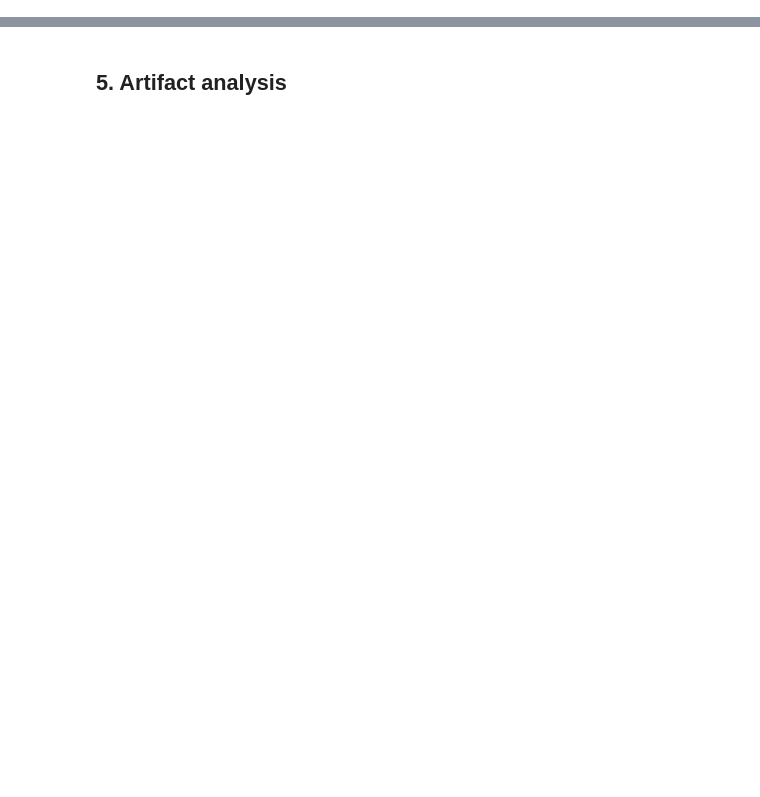
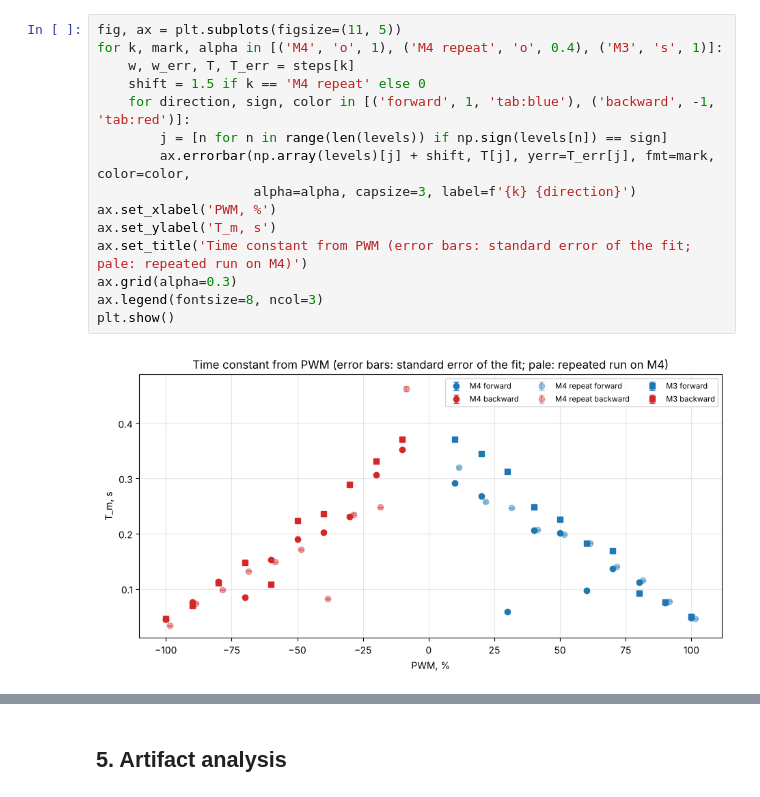
Before and after one commit to KINGLABBOK/CS413-Robotics, a Jupyter notebook: Assignment1/robotics_lab5_240061.ipynb, the cells around one changed output, grey strips where cells are left out. Cells and saved outputs as stored; diff of their text form; blank space fills up the shorter version.

```diff
--- a/Assignment1/robotics_lab5_240061.ipynb
+++ b/Assignment1/robotics_lab5_240061.ipynb
@@ -481,0 +237,17 @@ chirp_M3.txt: k_e from slope 1.207, U/w_ss at 60 %: 0.604 V*s/rad, mean T_m 0.20
+# %%
+fig, ax = plt.subplots(figsize=(11, 5))
+for k, mark, alpha in [('M4', 'o', 1), ('M4 repeat', 'o', 0.4), ('M3', 's', 1)]:
+    w, w_err, T, T_err = steps[k]
+    shift = 1.5 if k == 'M4 repeat' else 0
+    for direction, sign, color in [('forward', 1, 'tab:blue'), ('backward', -1, 'tab:red')]:
+        j = [n for n in range(len(levels)) if np.sign(levels[n]) == sign]
+        ax.errorbar(np.array(levels)[j] + shift, T[j], yerr=T_err[j], fmt=mark, color=color,
+                    alpha=alpha, capsize=3, label=f'{k} {direction}')
+ax.set_xlabel('PWM, %')
+ax.set_ylabel('T_m, s')
+ax.set_title('Time constant from PWM (error bars: standard error of the fit; pale: repeated run on M4)')
+ax.grid(alpha=0.3)
+ax.legend(fontsize=8, ncol=3)
+plt.show()
+# %% [output]
+[figure, added]
```
Also changed, not shown: parts of 44 cells of this notebook.
